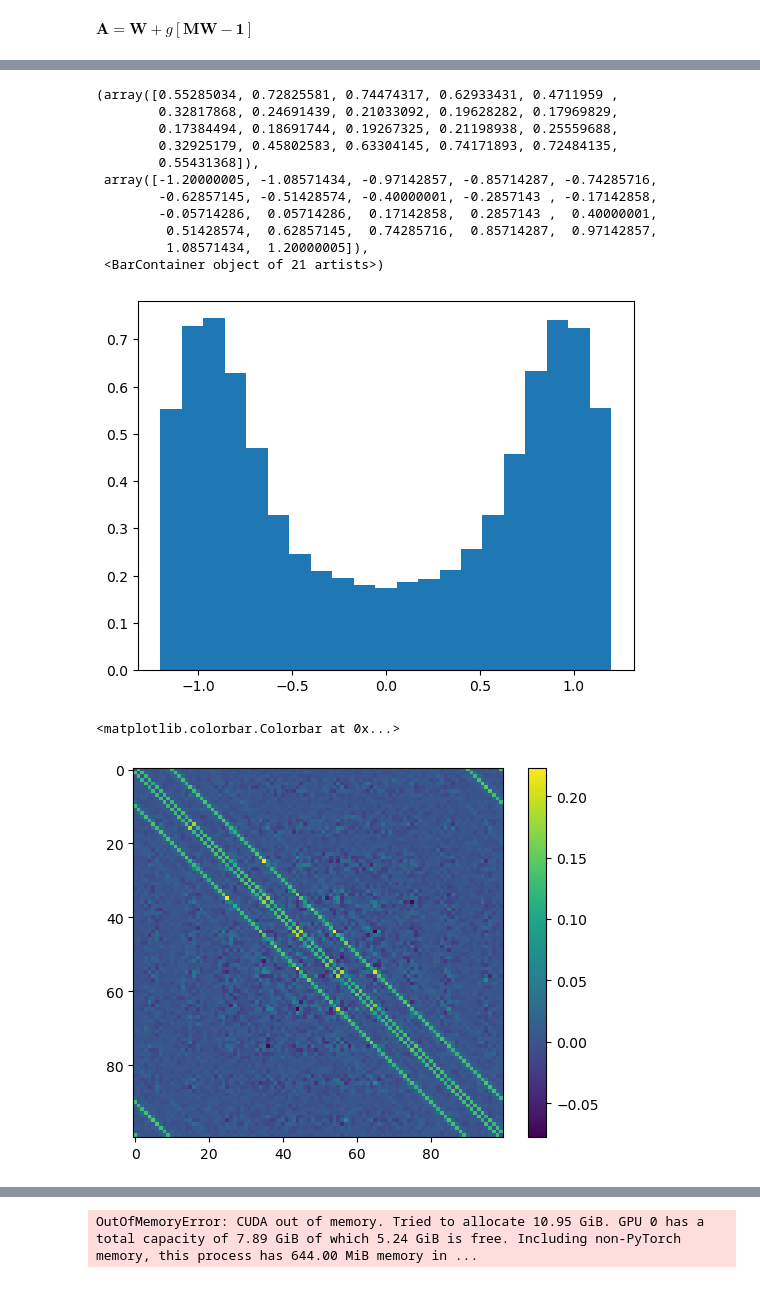
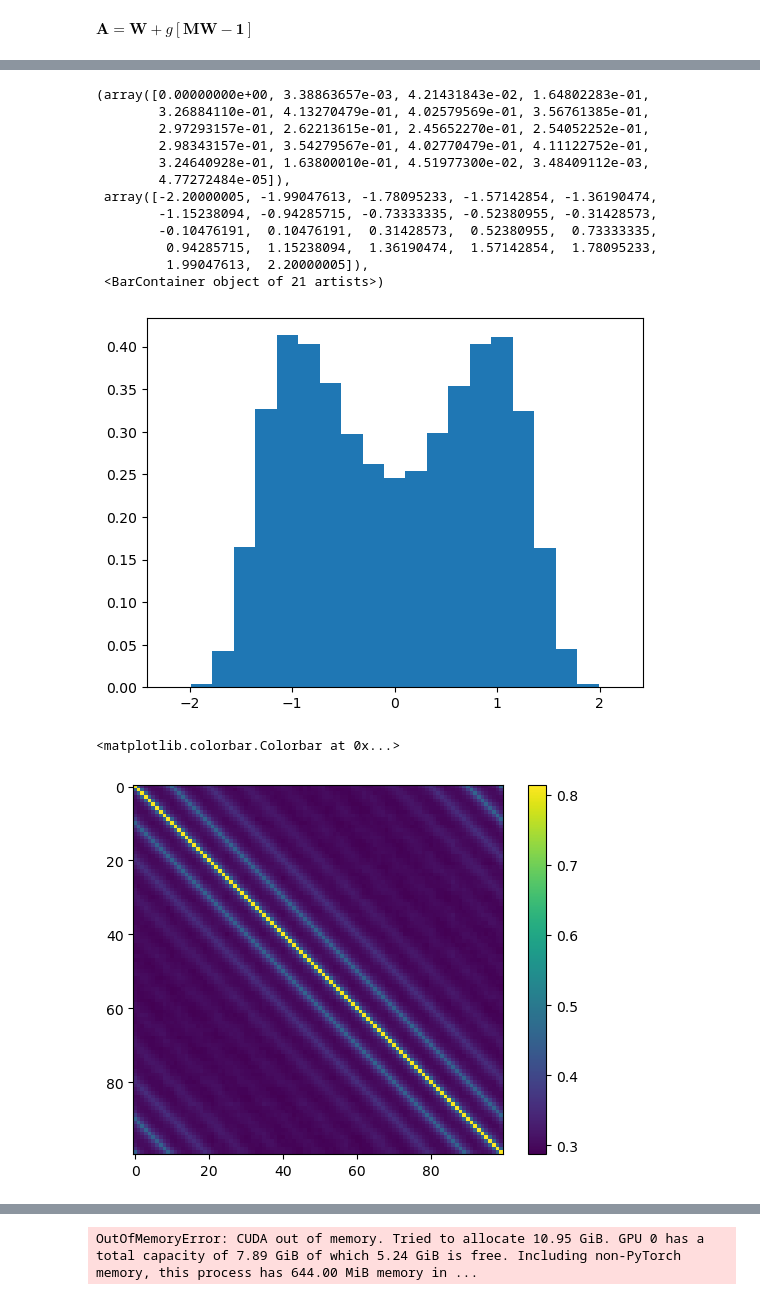
Before and after one commit to bsfn-0323/diffusion, a Jupyter notebook: gaussDiff_constraint.ipynb, the cells around one changed output, grey strips where cells are left out. Cells and saved outputs as stored; diff of their text form; code cells hidden in the pictures.

Commit message:
modified:   gaussDiff_constraint.ipynb 	modified:   gaussDiff_constraint.py 	modified:   gaussDiff_constraint_analisi.ipynb 	modified:   gaussDiff_minimization.ipynb

```diff
--- a/gaussDiff_constraint.ipynb
+++ b/gaussDiff_constraint.ipynb
@@ -20,7 +16,7 @@ Tmin = 2.27
 Tmax = 3.22
 meas = 20
 Ts = np.linspace(Tmin,Tmax,meas)
-L = 14
+L = 10
 #data = load_data(L,Ts[9],200000)
 data = load_data(L,Ts[0],200000)
 plt.hist(np.mean(data,axis = 1))
@@ -43,9 +39,9 @@ $\text{Tr}(\mathbf{A}(\mathbf{M}-\mathbf{W}^{-1})) - g \cdot\text{Tr}(x_i^2  (x_
 Let's get the matrix M and W
 # %%
 N =L**2
-nSteps =300
-dt = 0.02
-diffTemp = np.linspace(1,1,nSteps)
+nSteps =600
+dt = 0.01
+diffTemp = np.geomspace(1,1,nSteps)
 def Deltat(n,dt,diffTemp):
     return diffTemp*(1-np.exp(-2*(n+1)*dt))
 # %%
@@ -79,9 +78,16 @@ C4 = (3*(Dts+expts)-1)
 # %% [markdown]
 $g = -\frac{\text{Tr}(\mathbf{K}) - \mathbf{C}_4}{\text{Tr}(\mathbf{K}_g) - \mathbf{C}_6}$
 # %%
-num = np.trace(K,axis1=1,axis2=2) - N*C4
-den = np.trace(K_g,axis1=1,axis2=2) - N*C6
-g = -num/den
+#num = np.trace(K,axis1=1,axis2=2) - N*C4
+#den = np.trace(K_g,axis1=1,axis2=2) - N*C6
+#g = -(num/den)
+
+
+#Custom g
+g = -np.exp(-((ts+1)*dt))/diffTemp
+#g = -np.ones(nSteps)*10
+#plt.imshow(MW[0])
+#plt.colorbar()
 # %%
 plt.plot((ts+1)*dt,g)
 #plt.yscale("log")
@@ -124,8 +130,8 @@ def backward(xT,A,g,temp,nSteps,dt,full_traj = False,every = 5,device = "cuda"):
     with torch.no_grad():
         for tt in tts[::-1]:
             std = np.sqrt(2*temp[tt-1]*dt)*torch.randn_like(xT).to(device)
-            #if tt==1:
-            #    std = torch.zeros(xT.shape)
+            if tt==1:
+                std = torch.zeros(xT.shape).to(device)
 
             for n in range(nbatches):
                 if(full_traj):
@@ -179,24 +185,26 @@ plt.hist(np.mean(data,axis = 1),bins = 21,range = (-1,1),density=True,alpha = 0.
 # %%
-plt.hist(x_recon[:,2],range=(-1.2,1.2),bins = 21,density=True)
+plt.hist(x_recon[:,2],range=(-2.2,2.2),bins = 21,density=True)
 # %% [output]
-(array([0.55285034, 0.72825581, 0.74474317, 0.62933431, 0.4711959 ,
-        0.32817868, 0.24691439, 0.21033092, 0.19628282, 0.17969829,
-        0.17384494, 0.18691744, 0.19267325, 0.21198938, 0.25559688,
-        0.32925179, 0.45802583, 0.63304145, 0.74171893, 0.72484135,
-        0.55431368]),
- array([-1.20000005, -1.08571434, -0.97142857, -0.85714287, -0.74285716,
-        -0.62857145, -0.51428574, -0.40000001, -0.2857143 , -0.17142858,
-        -0.05714286,  0.05714286,  0.17142858,  0.2857143 ,  0.40000001,
-         0.51428574,  0.62857145,  0.74285716,  0.85714287,  0.97142857,
-         1.08571434,  1.20000005]),
+(array([0.00000000e+00, 3.38863657e-03, 4.21431843e-02, 1.64802283e-01,
+        3.26884110e-01, 4.13270479e-01, 4.02579569e-01, 3.56761385e-01,
+        2.97293157e-01, 2.62213615e-01, 2.45652270e-01, 2.54052252e-01,
+        2.98343157e-01, 3.54279567e-01, 4.02770479e-01, 4.11122752e-01,
+        3.24640928e-01, 1.63800010e-01, 4.51977300e-02, 3.48409112e-03,
+        4.77272484e-05]),
+ array([-2.20000005, -1.99047613, -1.78095233, -1.57142854, -1.36190474,
+        -1.15238094, -0.94285715, -0.73333335, -0.52380955, -0.31428573,
+        -0.10476191,  0.10476191,  0.31428573,  0.52380955,  0.73333335,
+         0.94285715,  1.15238094,  1.36190474,  1.57142854,  1.78095233,
+         1.99047613,  2.20000005]),
  <BarContainer object of 21 artists>)
-[figure, old version]
+[figure, new version]
 # %%
-Jrecon = np.linalg.inv(np.cov(x_recon.T))
-Jrecon = -Jrecon +np.diag(np.diag(Jrecon))
+#Jrecon = np.linalg.inv(np.cov(x_recon.T))
+Jrecon = (np.cov(x_recon.T))
+#Jrecon = -Jrecon +np.diag(np.diag(Jrecon))
 plt.imshow(Jrecon)
 plt.colorbar()
 # %% [output]
 <matplotlib.colorbar.Colorbar at 0x...>
-[figure, old version]
+[figure, new version]
 # %%
```
Also changed, not shown: parts of 10 cells of this notebook, 3 other files.
